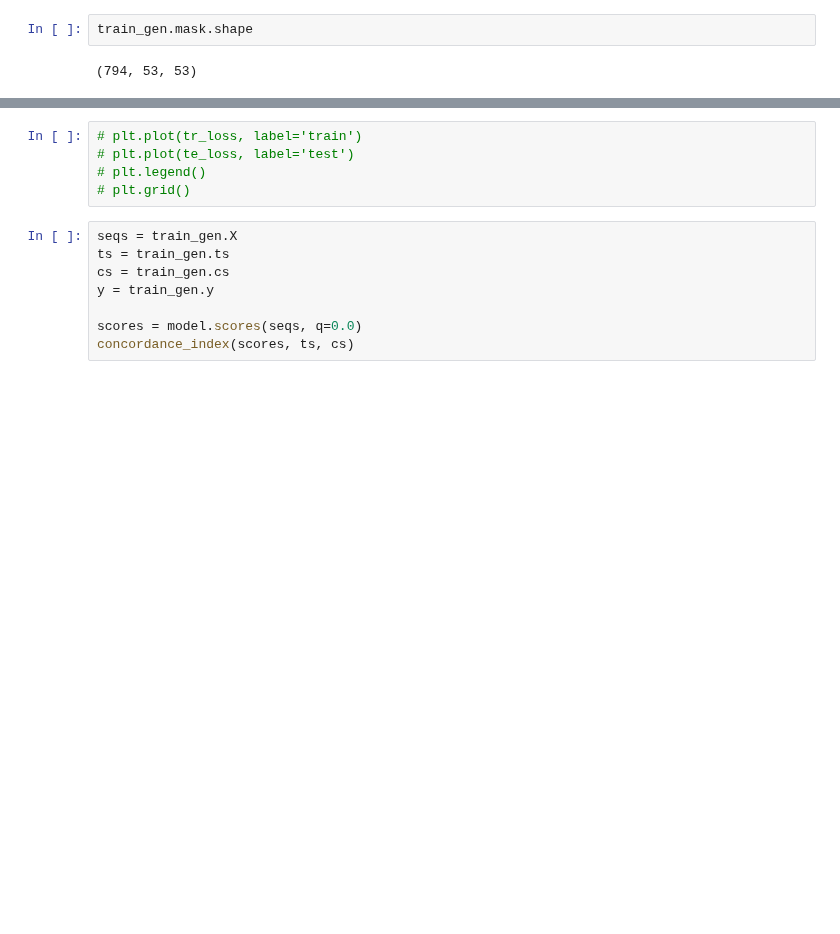
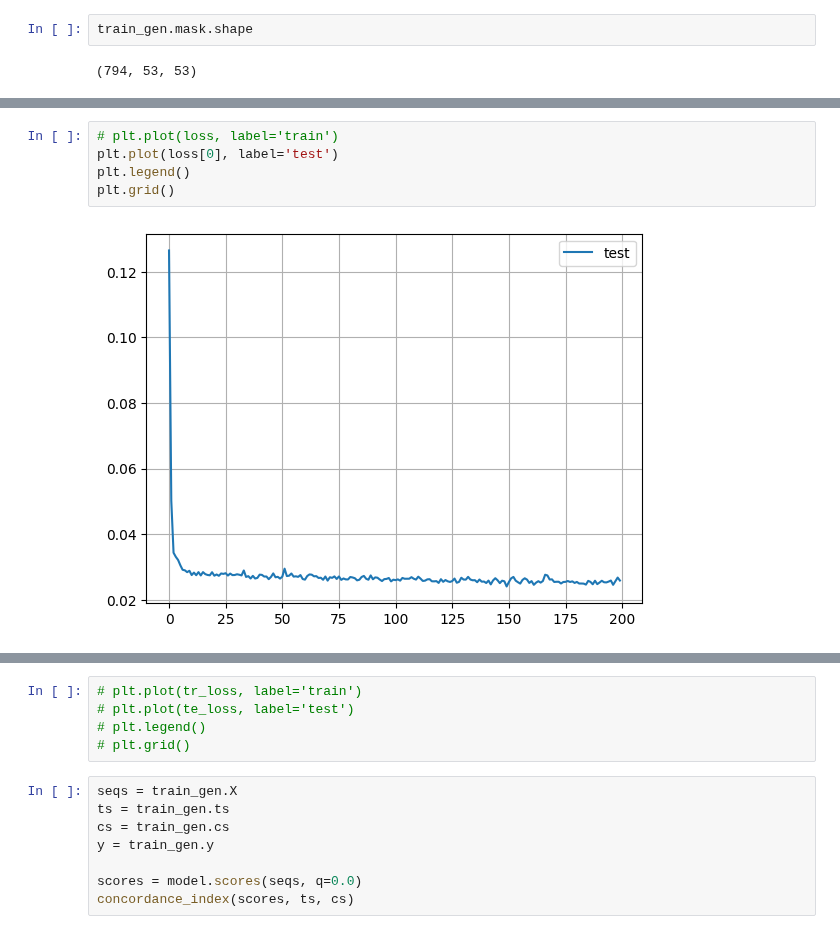
Before and after one commit to marianaw/deeptcsr, a Jupyter notebook: notebooks/lastfm.ipynb, the cells around one changed output, grey strips where cells are left out. Cells and saved outputs as stored; diff of their text form; blank space fills up the shorter version.

```diff
--- a/notebooks/lastfm.ipynb
+++ b/notebooks/lastfm.ipynb
@@ -248 +269,8 @@ loss = model.train(train_gen, test_gen)
+# %%
+# plt.plot(loss, label='train')
+plt.plot(loss[0], label='test')
+plt.legend()
+plt.grid()
+# %% [output]
+[figure, added]
 # %%
```
Also changed, not shown: parts of 15 cells of this notebook, 4 other files.
